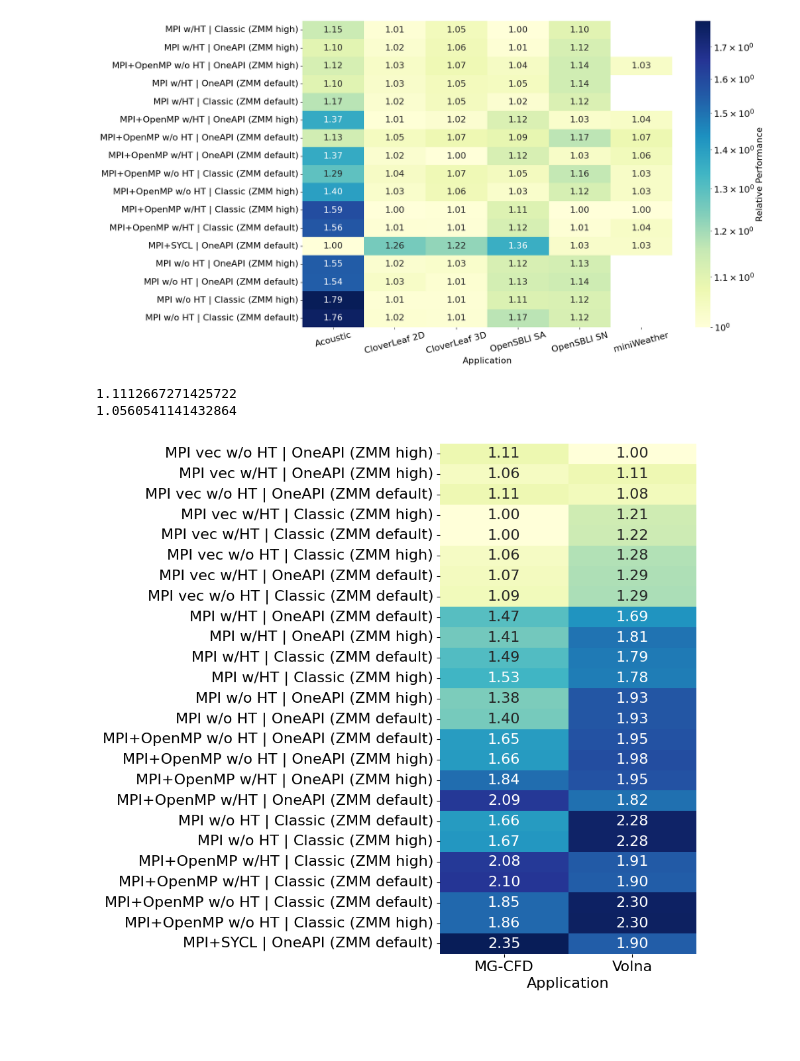
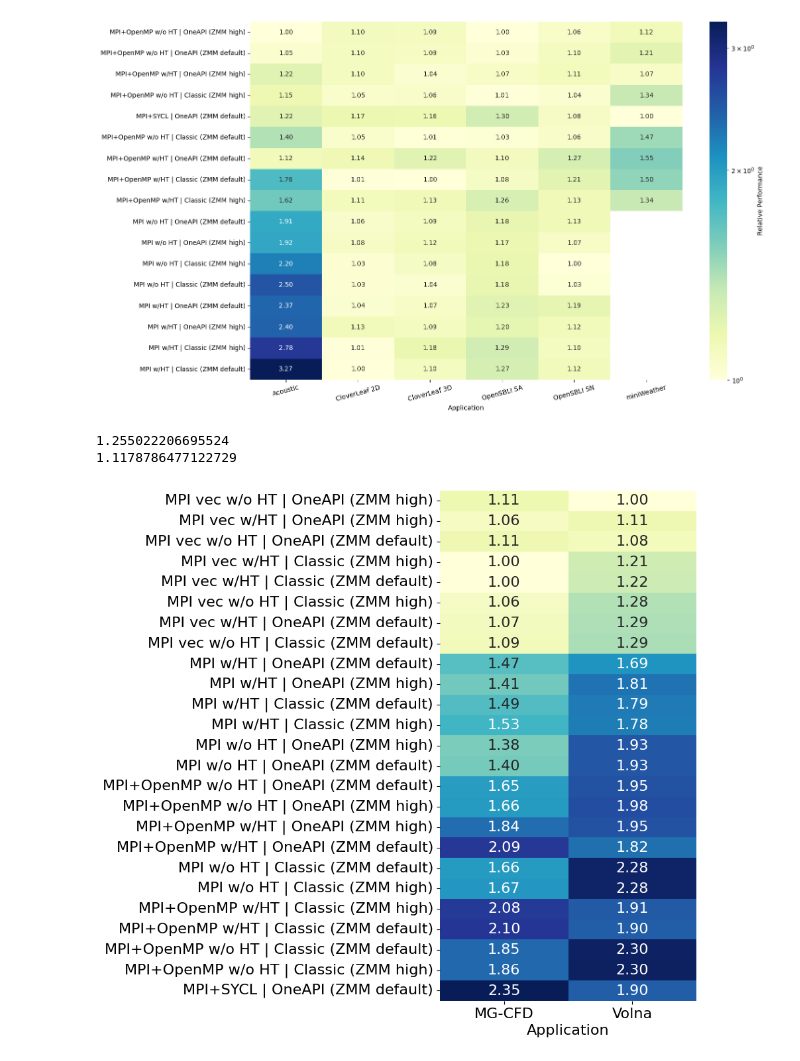
Before and after one commit to reguly/tests, a Jupyter notebook: heatmaps.ipynb, the cells around one changed output. Cells and saved outputs as stored; diff of their text form; code cells hidden in the pictures; blank space fills up the shorter version.

```diff
--- a/heatmaps.ipynb
+++ b/heatmaps.ipynb
@@ -6,7 +6,7 @@ import pandas as pd
 import numpy as np
 
 # Load the data from the provided Excel file
-data = pd.read_excel("test1ICX.xlsx")
+data = pd.read_excel("test1.xlsx")
 
 # Clean the data and set the proper headers
 data.columns = ['Application', 'Variant', 'Classic (ZMM default)', 'Classic (ZMM high)', 'OneAPI (ZMM default)', 'OneAPI (ZMM high)']
@@ -42,36 +42,36 @@ heatmap_data_full = relative_performance_best.melt(id_vars=['Application', 'Vari
 heatmap_data_full['Setting_Variant'] = heatmap_data_full['Variant'] + ' | ' + heatmap_data_full['Setting']
 heatmap_data_full = heatmap_data_full.pivot('Setting_Variant', 'Application', 'Relative Performance')
 
 
 # Remove rows with all NaN values and specified applications
 heatmap_data_full_filtered = heatmap_data_full.dropna(how='all')
 heatmap_data_full_filtered = heatmap_data_full_filtered.drop(columns=['MG-CFD', 'Volna'])
 
 # Order the rows in ascending order by their average
 heatmap_data_full_filtered['Average'] = heatmap_data_full_filtered.mean(axis=1)
 heatmap_data_full_filtered = heatmap_data_full_filtered.sort_values(by='Average')
 del heatmap_data_full_filtered['Average']
 
 # Remove rows with all NaN values
 heatmap_data_full_filtered = heatmap_data_full_filtered.dropna(how='all')
 
 
 # Create the heatmap with logarithmic color scale but original values
 plt.figure(figsize=(15, 10))
 sns.heatmap(heatmap_data_full_filtered, annot=heatmap_data_full_filtered, cmap="YlGnBu", norm=colors.LogNorm(), cbar_kws={'label': 'Relative Performance'}, fmt=".2f")
 # plt.title('Heatmap of Relative Performance vs. Best Combination for Each Application (Filtered with Logarithmic Color Scale)')
 plt.xticks(rotation=15)
 plt.savefig('heatmap_structured.pdf', format='pdf', bbox_inches = 'tight')
 plt.ylabel('')
 plt.show()
 
 print(heatmap_data_full_filtered.mean().mean())
 print(np.nanmedian(heatmap_data_full_filtered.values.flatten()))
 #print(heatmap_data_full_filtered.values.flatten())
 # %% [output]
-[figure, old version]
+[figure, new version]
-1.1112667271425722
-1.0560541141432864
+1.255022206695524
+1.1178786477122729
 # %%
 # Remove rows with all NaN values and specified applications
 heatmap_data_full_filtered = heatmap_data_full.dropna(how='all')
```
Also changed, not shown: 2 other files.
